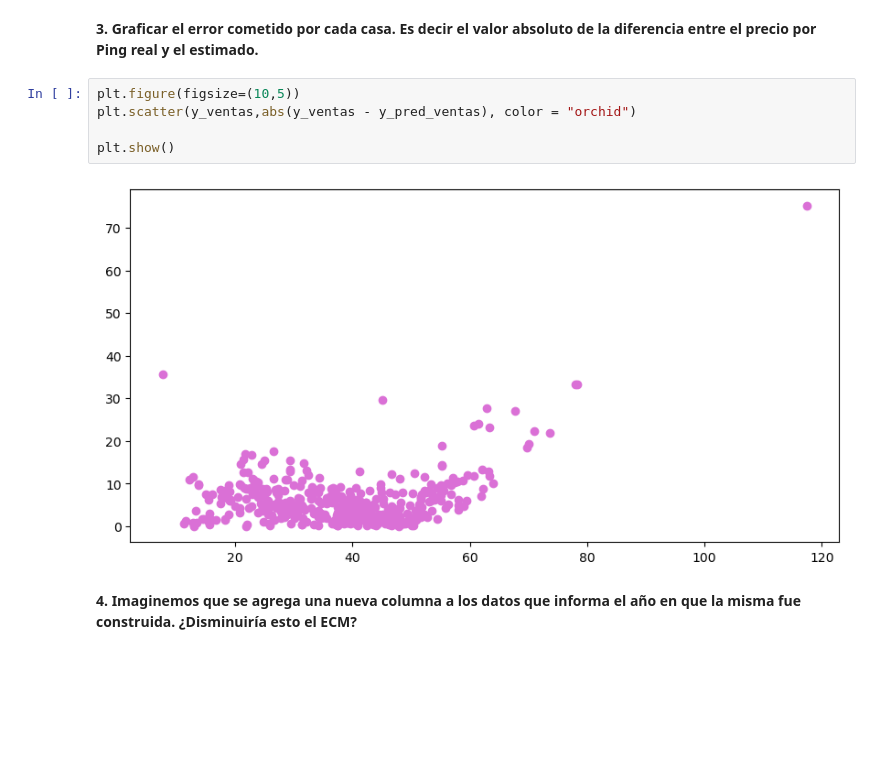
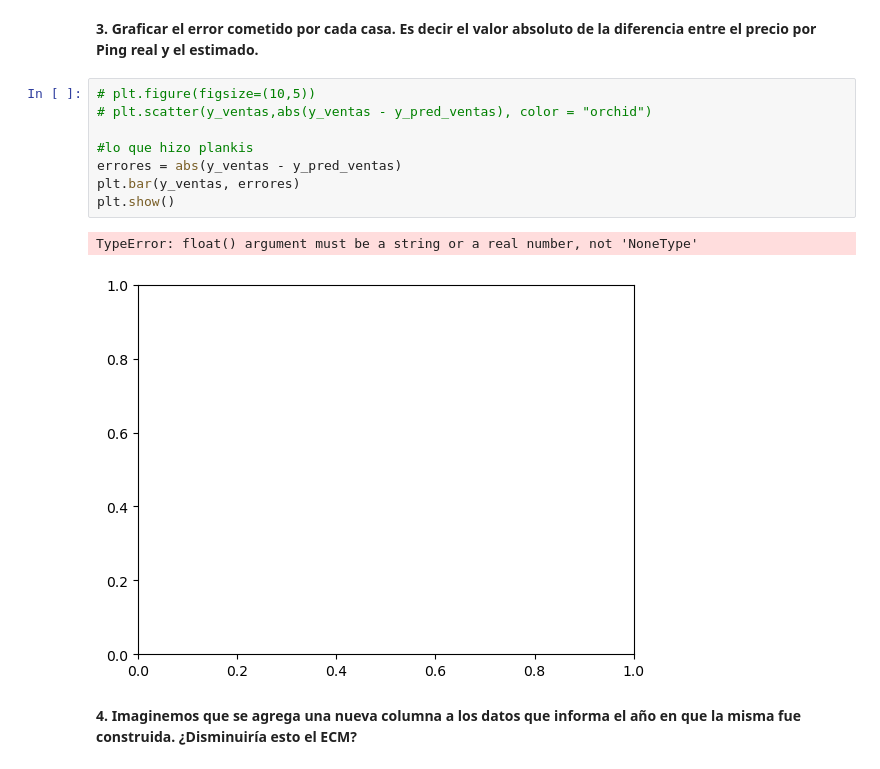
Before and after one commit to azulnogueraa/Metodos_Computacionales_1, a Jupyter notebook: codigo.ipynb, the cells around one changed output. Drawn from its saved outputs; the diff is of its cells as text; blank space fills up the shorter version.

```diff
--- a/codigo.ipynb
+++ b/codigo.ipynb
@@ -308,12 +310,16 @@ Si se realiza la regresión sobre todos los datos al mismo tiempo, es razonable
 # %% [markdown]
 **3. Graficar el error cometido por cada casa. Es decir el valor absoluto de la diferencia entre el precio por Ping real y el estimado.**
 # %%
-plt.figure(figsize=(10,5))
-plt.scatter(y_ventas,abs(y_ventas - y_pred_ventas), color = "orchid")
+# plt.figure(figsize=(10,5))
+# plt.scatter(y_ventas,abs(y_ventas - y_pred_ventas), color = "orchid")
 
+#lo que hizo plankis
+errores = abs(y_ventas - y_pred_ventas)
+plt.bar(y_ventas, errores)
 plt.show()
 # %% [output]
+TypeError: float() argument must be a string or a real number, not 'NoneType'
-[figure, old version]
+[figure, new version]
 # %% [markdown]
 **4. Imaginemos que se agrega una nueva columna a los datos que informa el año en que la misma fue construida. ¿Disminuiría esto el ECM?**
 # %% [markdown]
```
Also changed, not shown: parts of 2 cells of this notebook.
